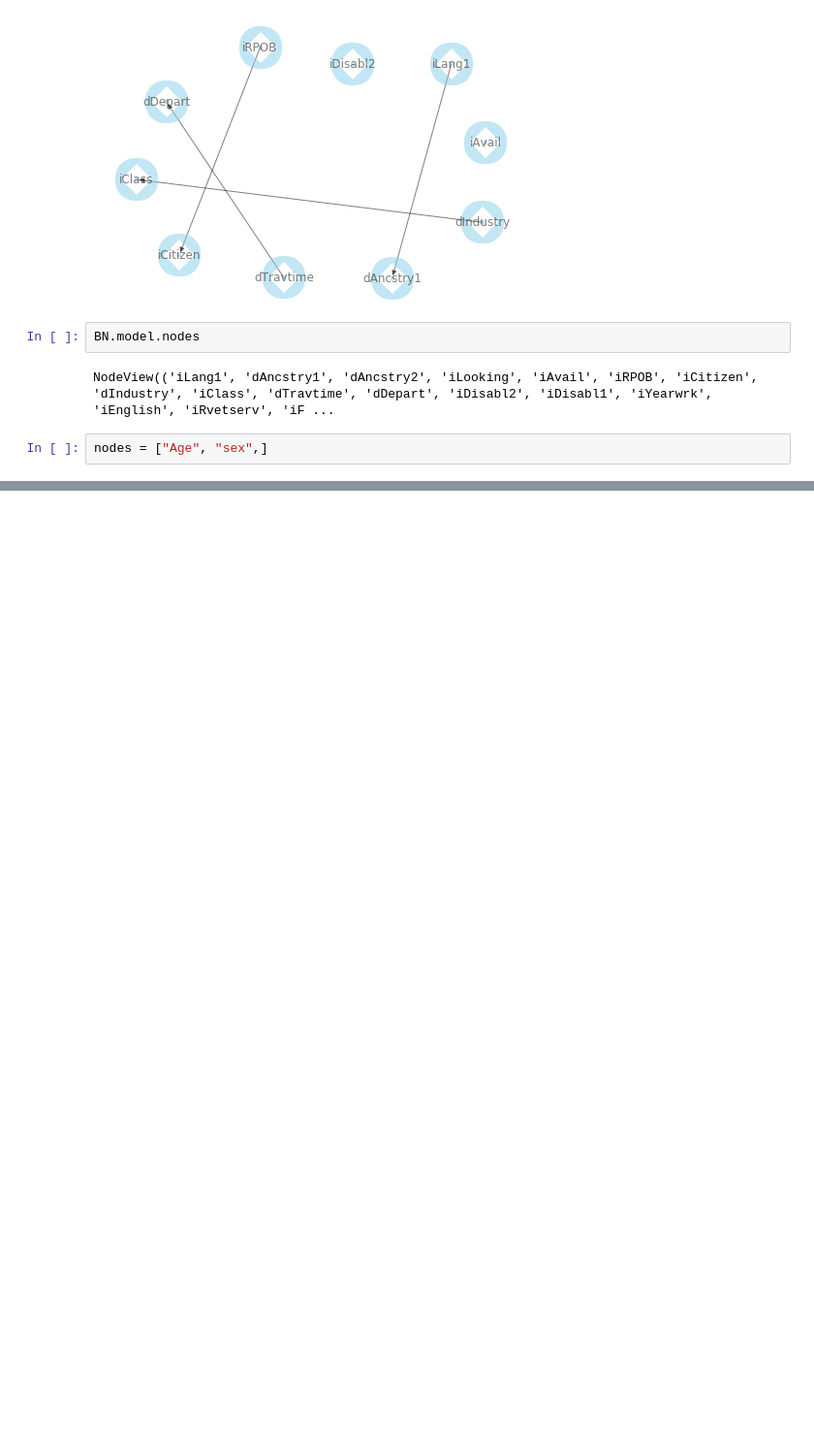
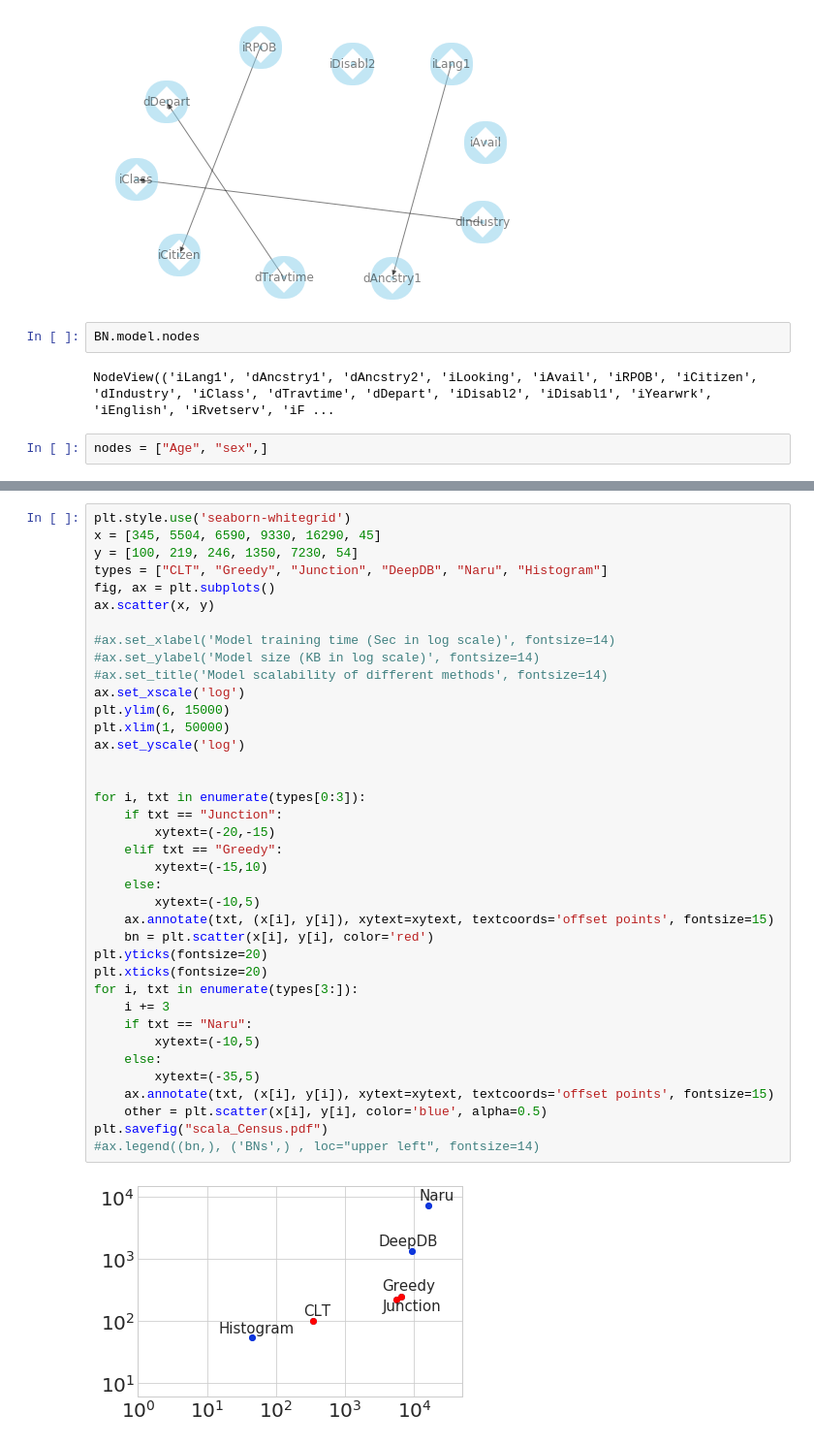
Before and after one commit to wuziniu/BayesCard, a Jupyter notebook: Testing/plots.ipynb, the cells around one changed output, grey strips where cells are left out. Shown: that part at 97% size. Saved outputs shown, nothing was run; the diff lists cells and outputs as text; blank space fills up the shorter version.

```diff
--- a/Testing/plots.ipynb
+++ b/Testing/plots.ipynb
@@ -365,3 +368,43 @@ plt.savefig("scala_DMV.pdf")
+# %%
+plt.style.use('seaborn-whitegrid')
+x = [345, 5504, 6590, 9330, 16290, 45]
+y = [100, 219, 246, 1350, 7230, 54]
+types = ["CLT", "Greedy", "Junction", "DeepDB", "Naru", "Histogram"]
+fig, ax = plt.subplots()
+ax.scatter(x, y)
+
+#ax.set_xlabel('Model training time (Sec in log scale)', fontsize=14)
+#ax.set_ylabel('Model size (KB in log scale)', fontsize=14)
+#ax.set_title('Model scalability of different methods', fontsize=14)
+ax.set_xscale('log')
+plt.ylim(6, 15000)
+plt.xlim(1, 50000)
+ax.set_yscale('log')
+
+
+for i, txt in enumerate(types[0:3]):
+    if txt == "Junction":
+        xytext=(-20,-15)
+    elif txt == "Greedy":
+        xytext=(-15,10)
+    else:
+        xytext=(-10,5)
+    ax.annotate(txt, (x[i], y[i]), xytext=xytext, textcoords='offset points', fontsize=15)
+    bn = plt.scatter(x[i], y[i], color='red')
+plt.yticks(fontsize=20)
+plt.xticks(fontsize=20)
+for i, txt in enumerate(types[3:]):
+    i += 3
+    if txt == "Naru":
+        xytext=(-10,5)
+    else:
+        xytext=(-35,5)
+    ax.annotate(txt, (x[i], y[i]), xytext=xytext, textcoords='offset points', fontsize=15)
+    other = plt.scatter(x[i], y[i], color='blue', alpha=0.5)
+plt.savefig("scala_Census.pdf")
+#ax.legend((bn,), ('BNs',) , loc="upper left", fontsize=14)
+# %% [output]
+[figure, added]
 # %%
 import matplotlib.pyplot as plt
 plt.style.use('seaborn-whitegrid')
```
Also changed, not shown: parts of 5 cells of this notebook, 9 other files.
